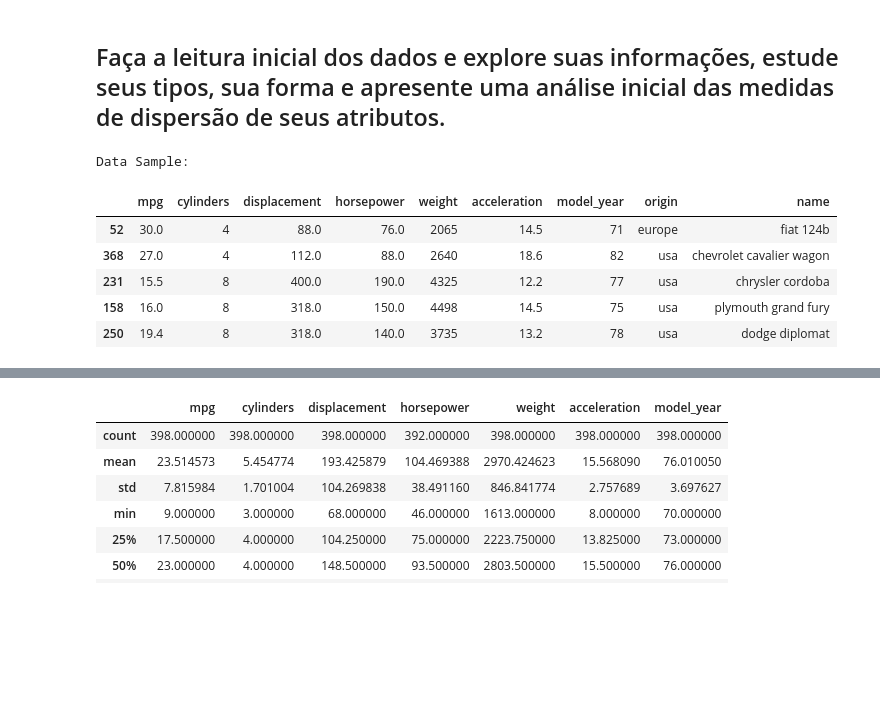
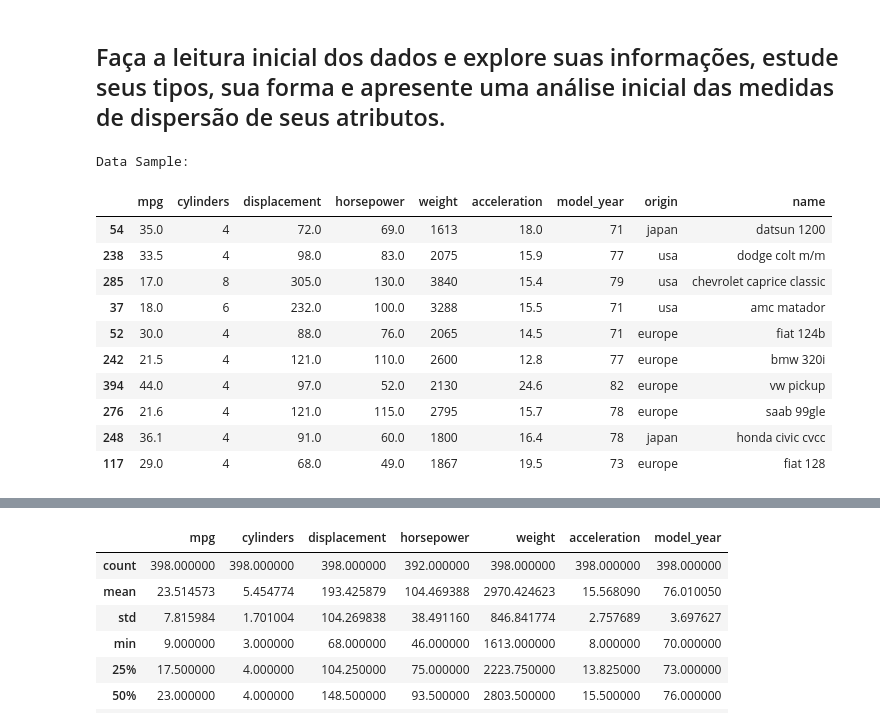
Before and after one commit to taispin/DataScience-DH, a Jupyter notebook: Desafio_0/DSTN02_DESAFIO.ipynb, the cells around one changed output, grey strips where cells are left out. Drawn from its saved outputs; the diff is of its cells as text; code cells hidden in the pictures; blank space fills up the shorter version.

```diff
--- a/Desafio_0/DSTN02_DESAFIO.ipynb
+++ b/Desafio_0/DSTN02_DESAFIO.ipynb
@@ -15,17 +16,22 @@ import matplotlib.pyplot as plt
 # %%
 # LEITURA INICIAL DOS DADOS
 
 auto_industry = pd.read_csv('auto_industry.csv')
 print("Data Sample:")
-auto_industry.sample(5)
+auto_industry.sample(10)
 # %% [output]
 Data Sample:
 |  | mpg | cylinders | displacement | horsepower | weight | acceleration | model_year | origin | name |
+| 54 | 35.0 | 4 | 72.0 | 69.0 | 1613 | 18.0 | 71 | japan | datsun 1200 |
+| 238 | 33.5 | 4 | 98.0 | 83.0 | 2075 | 15.9 | 77 | usa | dodge colt m/m |
+| 285 | 17.0 | 8 | 305.0 | 130.0 | 3840 | 15.4 | 79 | usa | chevrolet caprice classic |
+| 37 | 18.0 | 6 | 232.0 | 100.0 | 3288 | 15.5 | 71 | usa | amc matador |
 | 52 | 30.0 | 4 | 88.0 | 76.0 | 2065 | 14.5 | 71 | europe | fiat 124b |
-| 368 | 27.0 | 4 | 112.0 | 88.0 | 2640 | 18.6 | 82 | usa | chevrolet cavalier wagon |
-| 231 | 15.5 | 8 | 400.0 | 190.0 | 4325 | 12.2 | 77 | usa | chrysler cordoba |
-| 158 | 16.0 | 8 | 318.0 | 150.0 | 4498 | 14.5 | 75 | usa | plymouth grand fury |
-| 250 | 19.4 | 8 | 318.0 | 140.0 | 3735 | 13.2 | 78 | usa | dodge diplomat |
+| 242 | 21.5 | 4 | 121.0 | 110.0 | 2600 | 12.8 | 77 | europe | bmw 320i |
+| 394 | 44.0 | 4 | 97.0 | 52.0 | 2130 | 24.6 | 82 | europe | vw pickup |
+| 276 | 21.6 | 4 | 121.0 | 115.0 | 2795 | 15.7 | 78 | europe | saab 99gle |
+| 248 | 36.1 | 4 | 91.0 | 60.0 | 1800 | 16.4 | 78 | japan | honda civic cvcc |
+| 117 | 29.0 | 4 | 68.0 | 49.0 | 1867 | 19.5 | 73 | europe | fiat 128 |
 # %%
 # OBSERVAÇÃO INICIAL: COLUMNS DATATYPES
 auto_industry.info();
```
Also changed, not shown: parts of 10 cells of this notebook.
